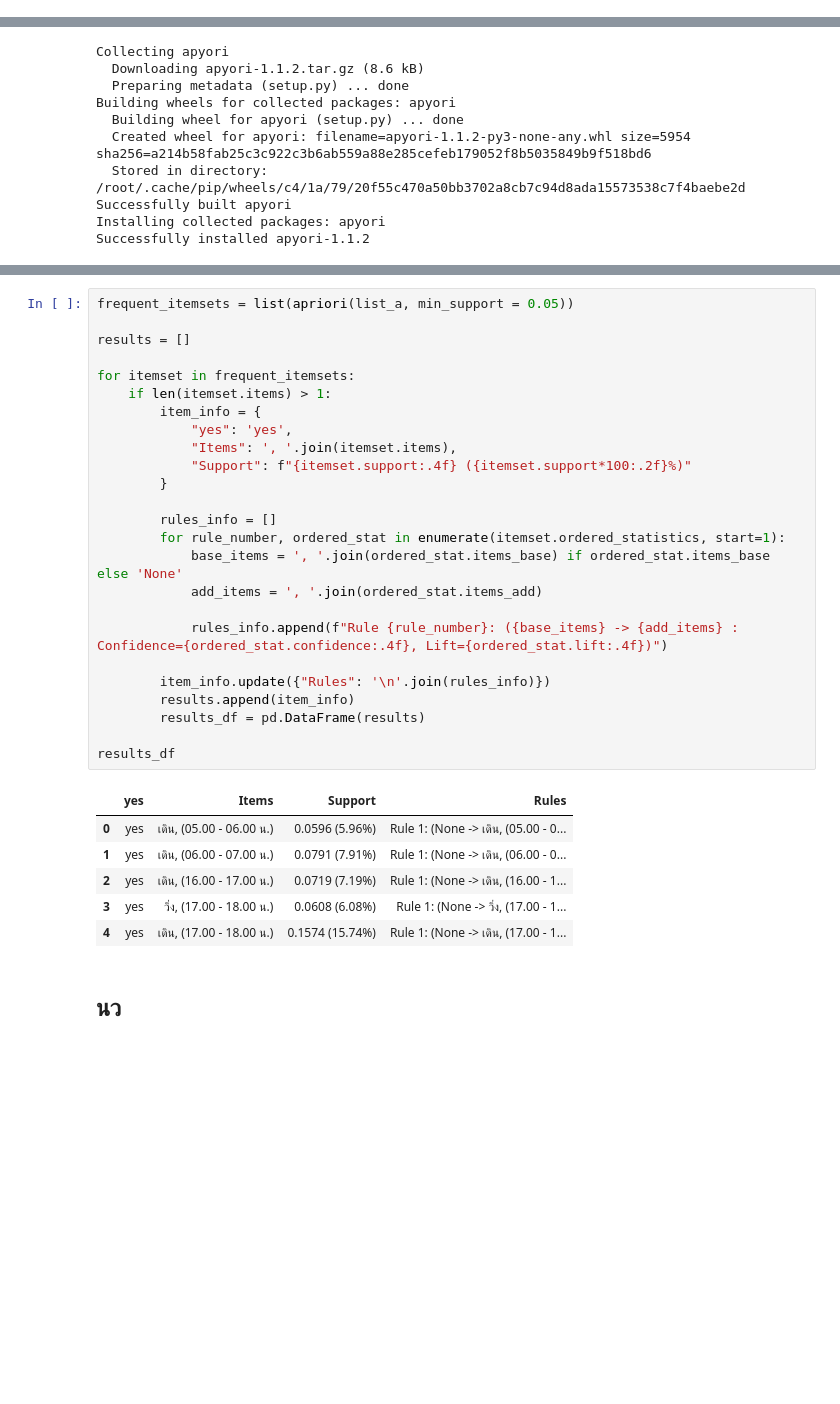
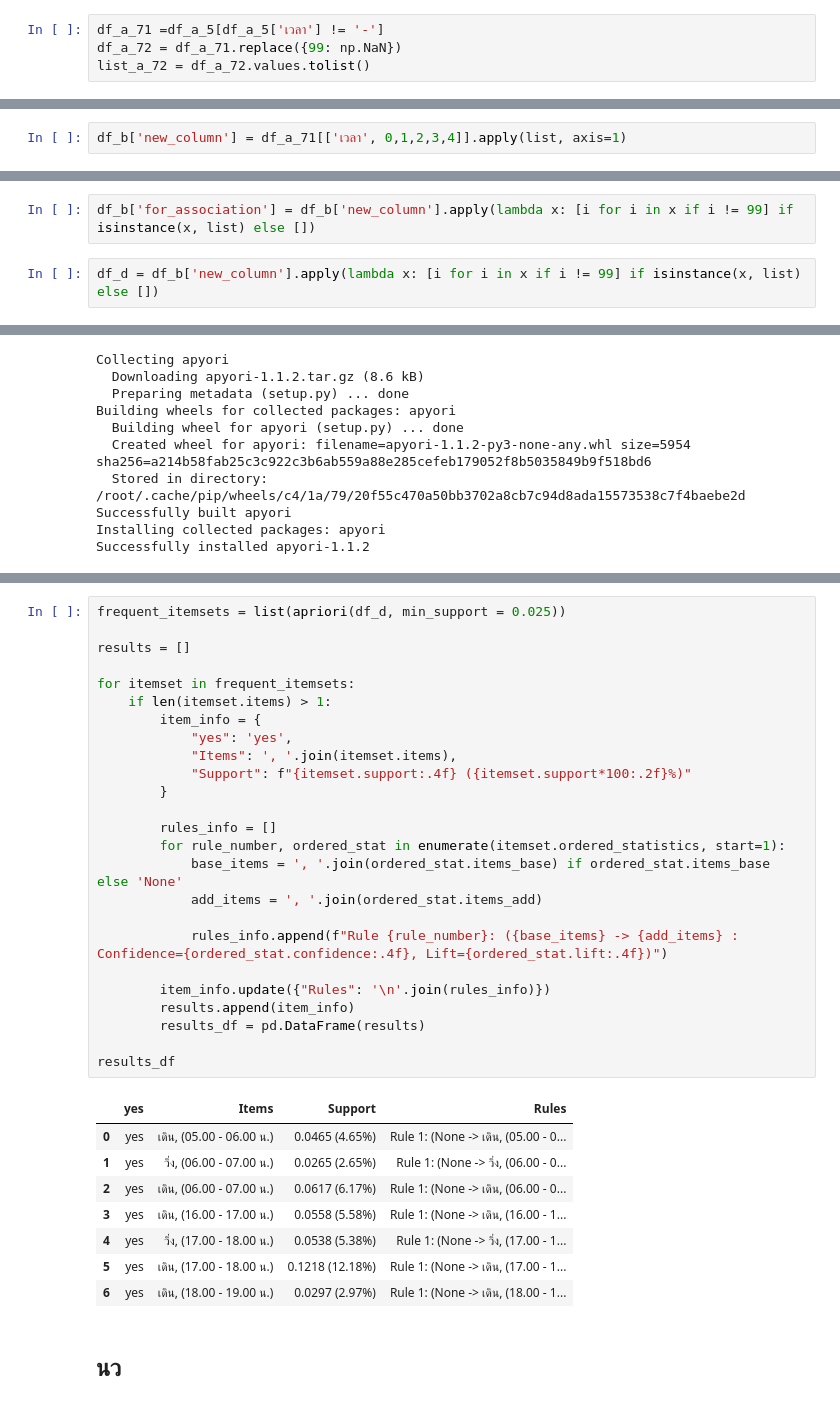
Before and after one commit to Tonry12/BSC_DPDM23, a Jupyter notebook: newasso.ipynb, the cells around one changed output, grey strips where cells are left out. Drawn from its saved outputs; the diff is of its cells as text; blank space fills up the shorter version.

```diff
--- a/newasso.ipynb
+++ b/newasso.ipynb
@@ -212,0 +211,4 @@ dum
+# %%
+df_a_71 =df_a_5[df_a_5['เวลา'] != '-']
+df_a_72 = df_a_71.replace({99: np.NaN})
+list_a_72 = df_a_72.values.tolist()
@@ -212,0 +247,2 @@ dum
+# %%
+df_b['new_column'] = df_a_71[['เวลา', 0,1,2,3,4]].apply(list, axis=1)
@@ -212,0 +251,4 @@ dum
+# %%
+df_b['for_association'] = df_b['new_column'].apply(lambda x: [i for i in x if i != 99] if isinstance(x, list) else [])
+# %%
+df_d = df_b['new_column'].apply(lambda x: [i for i in x if i != 99] if isinstance(x, list) else [])
@@ -229,35 +310,37 @@ Successfully installed apyori-1.1.2
 # %%
-frequent_itemsets = list(apriori(list_a, min_support = 0.05))
+frequent_itemsets = list(apriori(df_d, min_support = 0.025))
 
 results = []
 
 for itemset in frequent_itemsets:
     if len(itemset.items) > 1:
         item_info = {
             "yes": 'yes',
             "Items": ', '.join(itemset.items),
             "Support": f"{itemset.support:.4f} ({itemset.support*100:.2f}%)"
         }
 
         rules_info = []
         for rule_number, ordered_stat in enumerate(itemset.ordered_statistics, start=1):
             base_items = ', '.join(ordered_stat.items_base) if ordered_stat.items_base else 'None'
             add_items = ', '.join(ordered_stat.items_add)
 
             rules_info.append(f"Rule {rule_number}: ({base_items} -> {add_items} : Confidence={ordered_stat.confidence:.4f}, Lift={ordered_stat.lift:.4f})")
 
         item_info.update({"Rules": '\n'.join(rules_info)})
         results.append(item_info)
         results_df = pd.DataFrame(results)
 
 results_df
 # %% [output]
 |  | yes | Items | Support | Rules |
-| 0 | yes | เดิน, (05.00 - 06.00 น.) | 0.0596 (5.96%) | Rule 1: (None -> เดิน, (05.00 - 0... |
-| 1 | yes | เดิน, (06.00 - 07.00 น.) | 0.0791 (7.91%) | Rule 1: (None -> เดิน, (06.00 - 0... |
-| 2 | yes | เดิน, (16.00 - 17.00 น.) | 0.0719 (7.19%) | Rule 1: (None -> เดิน, (16.00 - 1... |
-| 3 | yes | วิ่ง, (17.00 - 18.00 น.) | 0.0608 (6.08%) | Rule 1: (None -> วิ่ง, (17.00 - 1... |
-| 4 | yes | เดิน, (17.00 - 18.00 น.) | 0.1574 (15.74%) | Rule 1: (None -> เดิน, (17.00 - 1... |
+| 0 | yes | เดิน, (05.00 - 06.00 น.) | 0.0465 (4.65%) | Rule 1: (None -> เดิน, (05.00 - 0... |
+| 1 | yes | วิ่ง, (06.00 - 07.00 น.) | 0.0265 (2.65%) | Rule 1: (None -> วิ่ง, (06.00 - 0... |
+| 2 | yes | เดิน, (06.00 - 07.00 น.) | 0.0617 (6.17%) | Rule 1: (None -> เดิน, (06.00 - 0... |
+| 3 | yes | เดิน, (16.00 - 17.00 น.) | 0.0558 (5.58%) | Rule 1: (None -> เดิน, (16.00 - 1... |
+| 4 | yes | วิ่ง, (17.00 - 18.00 น.) | 0.0538 (5.38%) | Rule 1: (None -> วิ่ง, (17.00 - 1... |
+| 5 | yes | เดิน, (17.00 - 18.00 น.) | 0.1218 (12.18%) | Rule 1: (None -> เดิน, (17.00 - 1... |
+| 6 | yes | เดิน, (18.00 - 19.00 น.) | 0.0297 (2.97%) | Rule 1: (None -> เดิน, (18.00 - 1... |
 # %% [markdown]
 ## นว
 # %%
```
Also changed, not shown: parts of 7 cells of this notebook.
